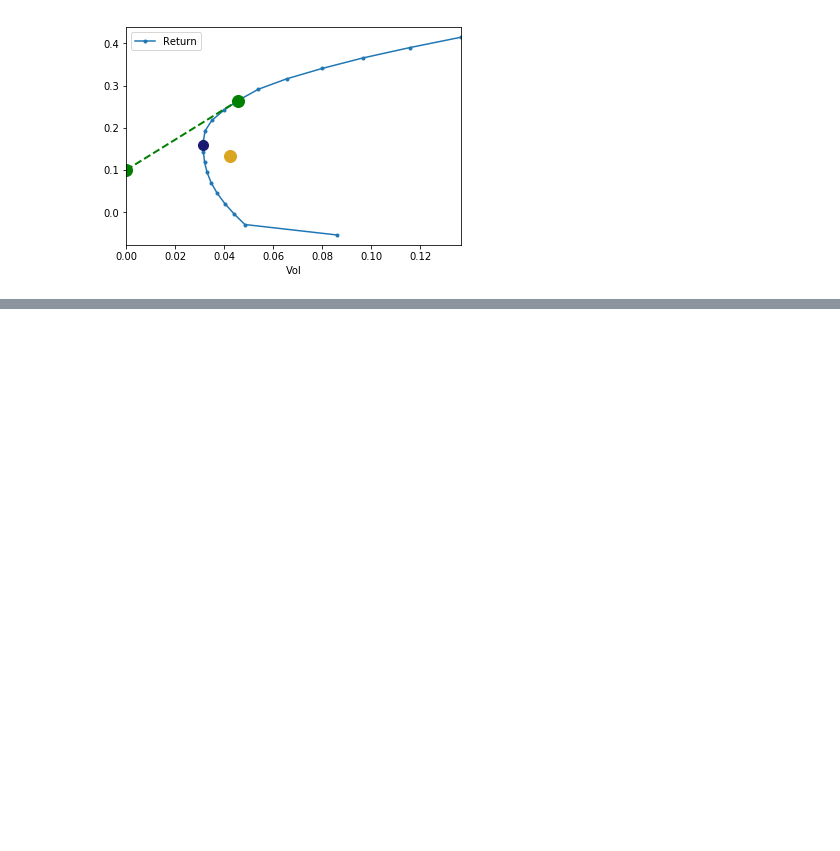
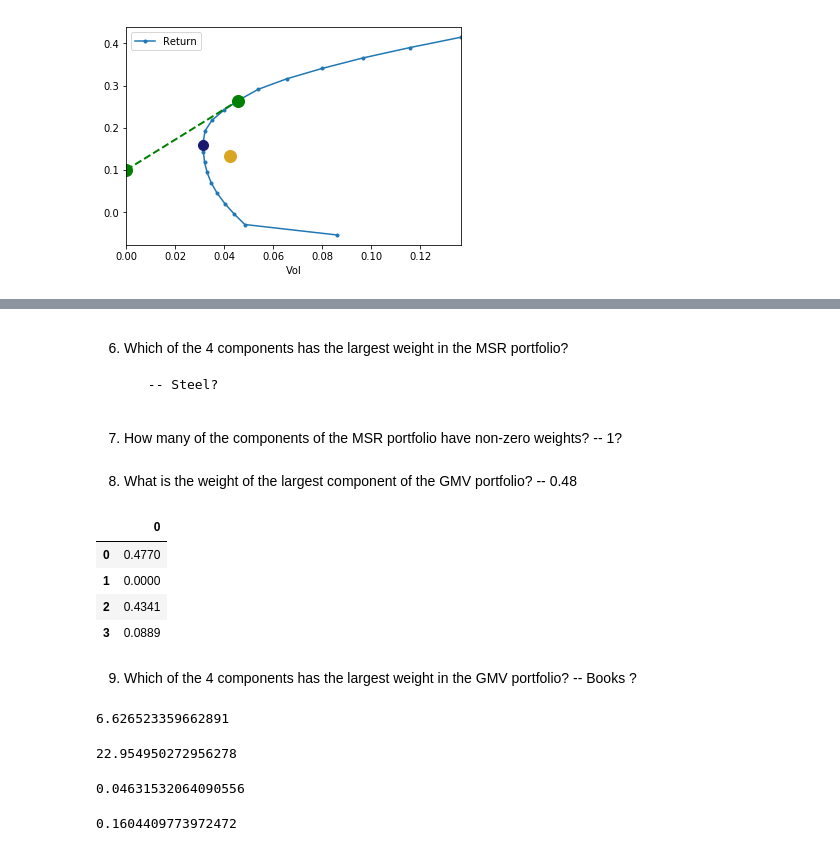
Before and after one commit to allaccountstaken/risk_toolkit, a Jupyter notebook: frontier_q2.ipynb, the cells around one changed output, grey strips where cells are left out. Saved outputs shown, nothing was run; the diff lists cells and outputs as text; code cells hidden in the pictures; blank space fills up the shorter version.

```diff
--- a/frontier.ipynb
+++ b/frontier_q2.ipynb
@@ -386,0 +449,42 @@ rk.plot_ef(20, er, cov, show_cml=True, riskfree_rate=0.1,
+# %% [markdown]
+6. Which of the 4 components has the largest weight in the MSR portfolio?
+
+        -- Steel?
+# %% [markdown]
+7. How many of the components of the MSR portfolio have non-zero weights?
+        -- 1?
+# %% [markdown]
+8. What is the weight of the largest component of the GMV portfolio?
+        -- 0.48
+# %%
+df = pd.DataFrame(rk.gmv(cov.loc[l,l]))
+df
+# %% [output]
+|  | 0 |
+| 0 | 0.4770 |
+| 1 | 0.0000 |
+| 2 | 0.4341 |
+| 3 | 0.0889 |
+# %% [markdown]
+9. Which of the 4 components has the largest weight in the GMV portfolio?
+        -- Books ?
+# %%
+msr_vol =rk.portfolio_vol(msr_w,cov.loc[l,l])
+msr_vol #ok
+# %% [output]
+6.626523359662891
+# %%
+msr_vol_ann=msr_vol*(12**0.5)
+msr_vol_ann # ok
+# %% [output]
+22.954950272956278
+# %%
+gmv_vol = rk.portfolio_vol(gmv_w,cov.loc[l,l])
+gmv_vol #ok
+# %% [output]
+0.04631532064090556
+# %%
+gmv_vol_ann = gmv_vol*(12**0.5)
+gmv_vol_ann #ok
+# %% [output]
+0.1604409773972472
```
Also changed, not shown: parts of 18 cells of this notebook, 4 other files.
